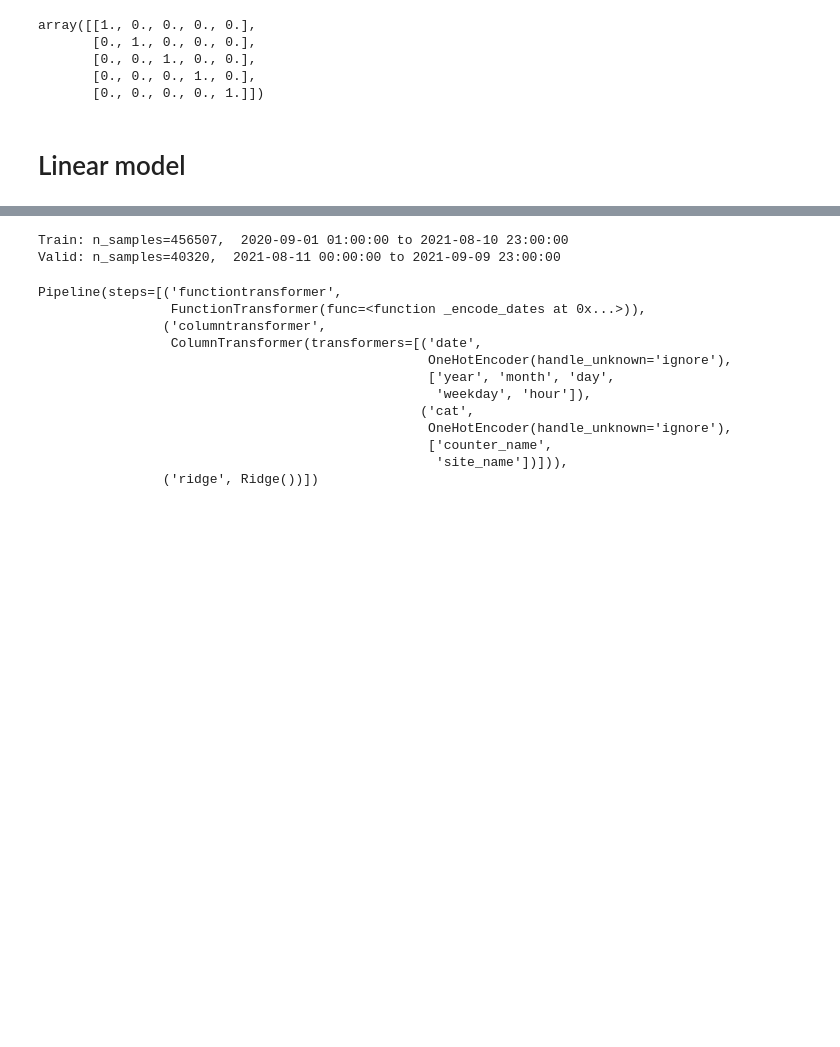
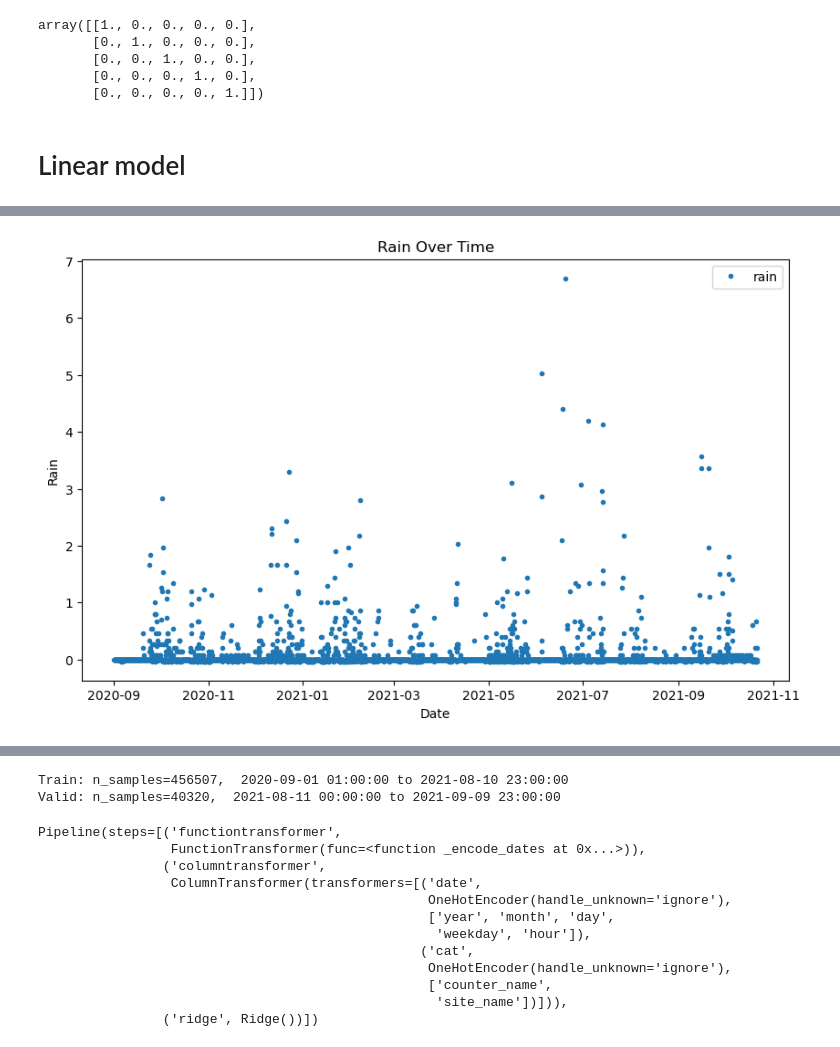
Before and after one commit to Turoc234/bike_counters_Malo_Artus, a Jupyter notebook: bike_simple.ipynb, the cells around one changed output, grey strips where cells are left out. Saved outputs shown, nothing was run; the diff lists cells and outputs as text; code cells hidden in the pictures; blank space fills up the shorter version.

```diff
--- a/bike_simple.ipynb
+++ b/bike_simple.ipynb
@@ -119 +160,11 @@ X.head(2)
+# %%
+plt.figure(figsize=(10, 6))
+plt.plot(rain['date'], rain['rr3'], '.',label='rain')
+plt.title('Rain Over Time')
+plt.xlabel('Date')
+plt.ylabel('Rain')
+plt.legend()
+plt.show()
+# %% [output]
+[figure, added]
 # %%
```
Also changed, not shown: parts of 14 cells of this notebook.
